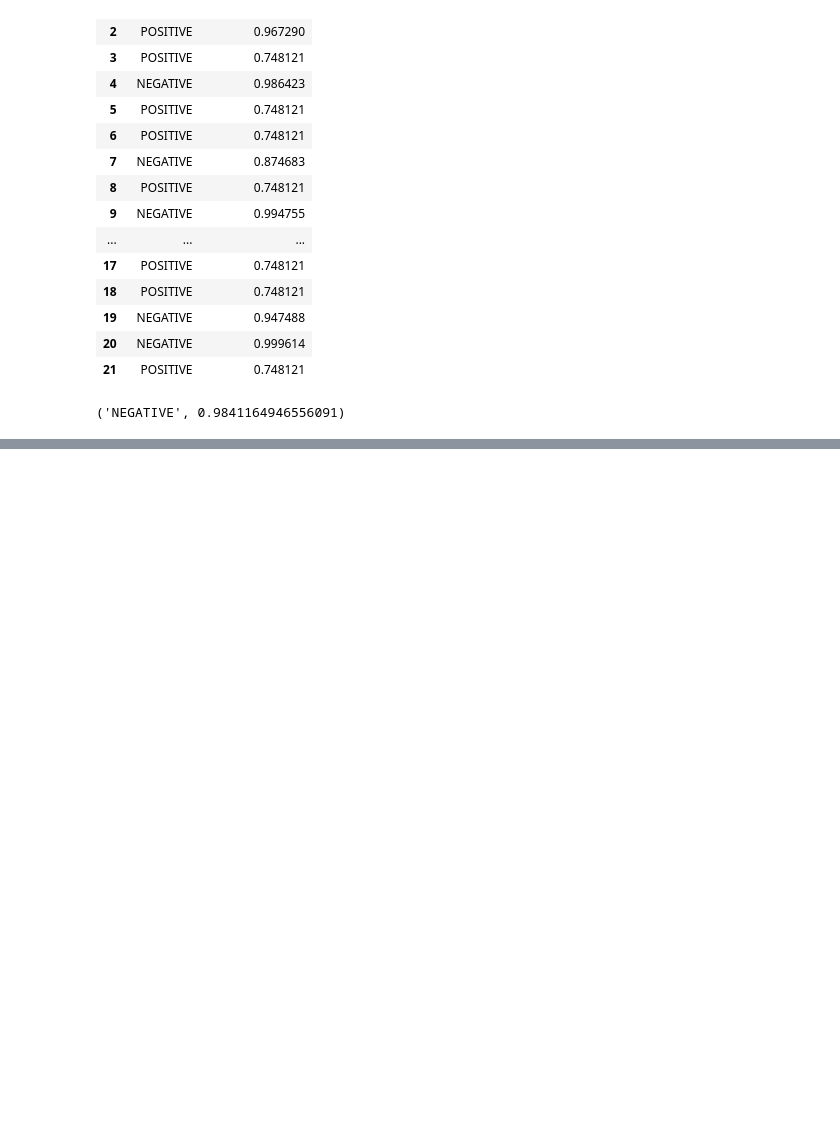
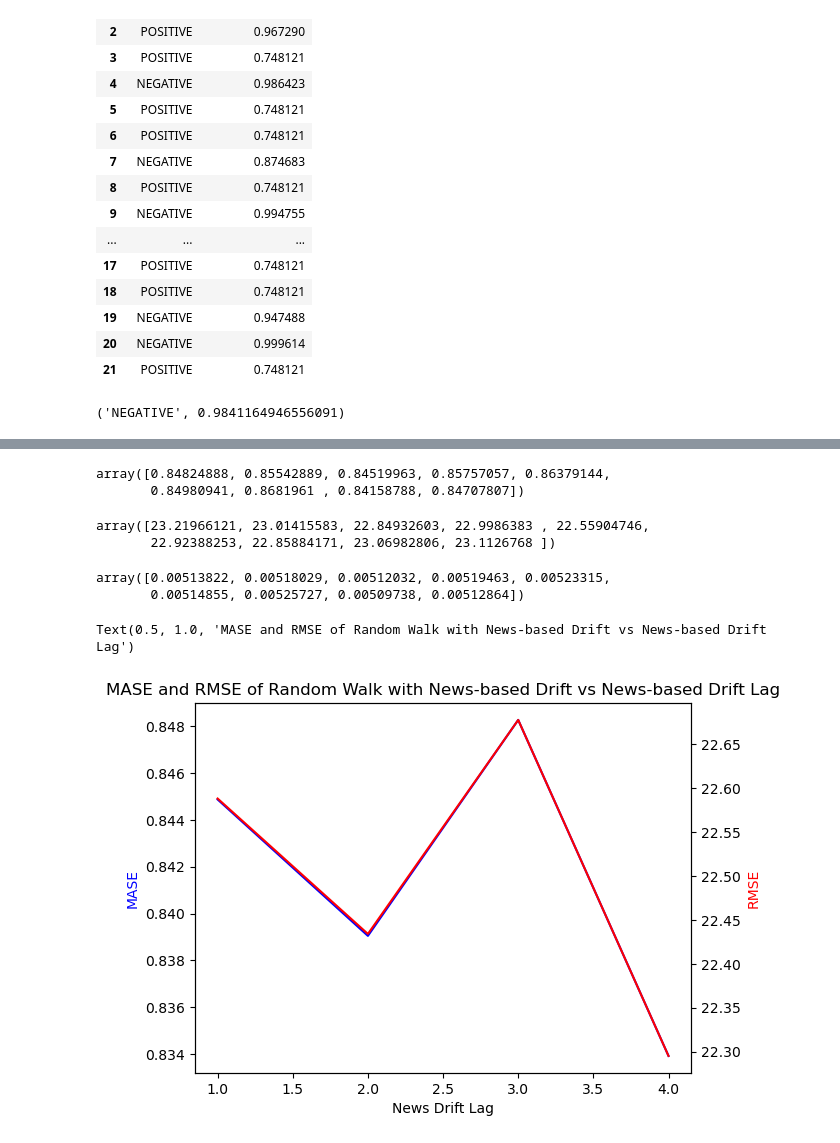
Before and after one commit to nasheydari/NSPP-News-Based-Stock-Price-Prediction, a Jupyter notebook: Positive_Tag.ipynb, the cells around one changed output, grey strips where cells are left out. Cells and saved outputs as stored; diff of their text form; code cells hidden in the pictures; blank space fills up the shorter version.

```diff
--- a/Positive_Tag.ipynb
+++ b/Positive_Tag.ipynb
@@ -461,4 +485,4 @@ plt.scatter(df_train_t.Diff.values[1:], df_train_t.drift.values[:-1].cumsum())
 # %%
 correlation=[]
-for i in range(1, len(df_train_t)):
+for i in range(1, 100):
     correlation.append(np.corrcoef(df_train_t['Diff'][i:], df_train_t['drift'][:-i].cumsum())[0,1])
@@ -486,18 +533,54 @@ from sklearn.model_selection import TimeSeriesSplit
 cv=TimeSeriesSplit(n_splits=len(df_val_t), test_size=1)
 
 
-Mase_t=np.zeros([len(df_val_t),4])
-rmse=np.zeros([len(df_val_t),4])
+Mase_t=np.zeros([len(df_val_t),9])
+rmse=np.zeros([len(df_val_t),9])
+mape=np.zeros([len(df_val_t),9])
 
 
 for i, (train_index,holdout_index) in enumerate(cv.split(df_train_val_t)):
     df_tt=df_train_val_t.iloc[train_index]
     df_ho=df_train_val_t.iloc[holdout_index]
-    for lag in range(1,5):
-        beta1=np.sum(df_tt['Diff'][lag:]/ df_tt['drift'][:-lag])/len(df_tt['Diff'][lag:])
+    for lag in range(1,10):
+        beta1=np.sum(df_tt['Diff'][lag:]/ (-1*df_tt['drift'][:-lag]))/len(df_tt['Diff'][lag:])
         drift_pred = df_tt.Close_numeric.iloc[-1] + beta1*df_tt.drift.iloc[-lag]
 
         Mase_t[i,lag-1]=mase(df_tt.Close_numeric.values, df_ho.Close_numeric.values, drift_pred)
         rmse[i,lag-1]=np.sqrt((df_ho.Close_numeric.values-drift_pred)**2)
+        mape[i,lag-1]=np.mean(np.abs(df_ho.Close_numeric.values-drift_pred)/df_ho.Close_numeric.values)
 # %%
 Mase_t.mean(axis=0)
+# %% [output]
+array([0.84824888, 0.85542889, 0.84519963, 0.85757057, 0.86379144,
+       0.84980941, 0.8681961 , 0.84158788, 0.84707807])
+# %%
+rmse.mean(axis=0)
+# %% [output]
+array([23.21966121, 23.01415583, 22.84932603, 22.9986383 , 22.55904746,
+       22.92388253, 22.85884171, 23.06982806, 23.1126768 ])
+# %%
+mape.mean(axis=0)
+# %% [output]
+array([0.00513822, 0.00518029, 0.00512032, 0.00519463, 0.00523315,
+       0.00514855, 0.00525727, 0.00509738, 0.00512864])
+# %%
+
+
+# Create the figure and the first plot
+fig, ax1 = plt.subplots()
+
+# Plot the first data on the first y-axis
+plt.plot(range(1,5),Mase_t.mean(axis=0), 'b-')
+ax1.set_xlabel('News Drift Lag')
+ax1.set_ylabel('MASE', color='b')
+
+# Create the second plot with the second y-axis
+ax2 = ax1.twinx()
+
+# Plot the second data on the second y-axis
+ax2.plot(range(1,5),rmse.mean(axis=0), 'r-')
+ax2.set_ylabel('RMSE', color='r')
+plt.title('MASE and RMSE of Random Walk with News-based Drift vs News-based Drift Lag')
+# %% [output]
+Text(0.5, 1.0, 'MASE and RMSE of Random Walk with News-based Drift vs News-based Drift Lag')
+[figure, added]
```
Also changed, not shown: parts of 15 cells of this notebook, 6 other files.
